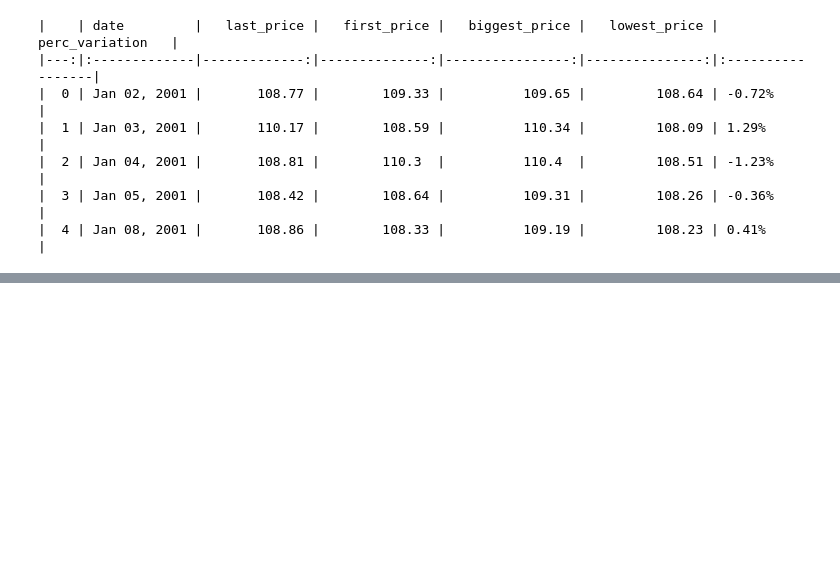
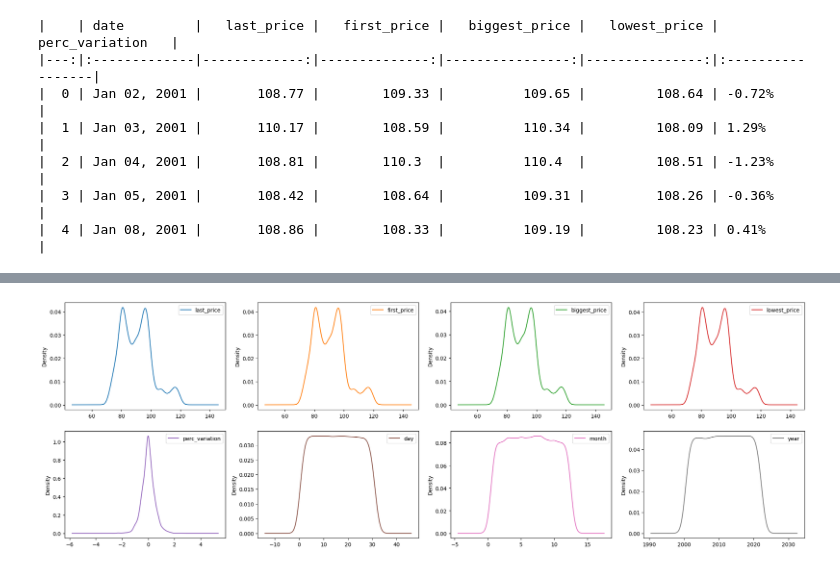
Before and after one commit to martinsphl/MAI5035, a Jupyter notebook: TAREFA_1_2.ipynb, the cells around one changed output, grey strips where cells are left out. Cells and saved outputs as stored; diff of their text form; code cells hidden in the pictures; blank space fills up the shorter version.

```diff
--- a/TAREFA_1_2.ipynb
+++ b/TAREFA_1_2.ipynb
@@ -63,0 +86,19 @@ print(df.head(5).to_markdown())
+# %%
+# Ordering the data
+df.sort_values(by=['date'], ascending=True)
+
+# Create 3 new features
+df['date'] = pd.to_datetime(df['date'])
+df['day'] = df.date.dt.day
+df['month'] = df.date.dt.month
+df['year'] = df.date.dt.year
+
+# Convert date column in epoch timestamp
+#df['epoch_time'] = df['date'].astype('int64') // 10**9
+
+# Remove '%'symbol from pec_variation column
+df['perc_variation'] = df['perc_variation'].str[:-1]
+df['perc_variation'] = df['perc_variation'].astype(float)
+
+df.drop(columns=['date'], axis=1, inplace=True)
+print(df.info())
@@ -63,0 +145,6 @@ print(df.head(5).to_markdown())
+# %%
+# Now let's check the density distribution of numeric columns
+df.plot(kind = 'density', subplots = True, layout = (2,4), sharex = False, figsize = (25, 8))
+plt.show()
+# %% [output]
+[figure, added]
```
Also changed, not shown: parts of 25 cells of this notebook.
